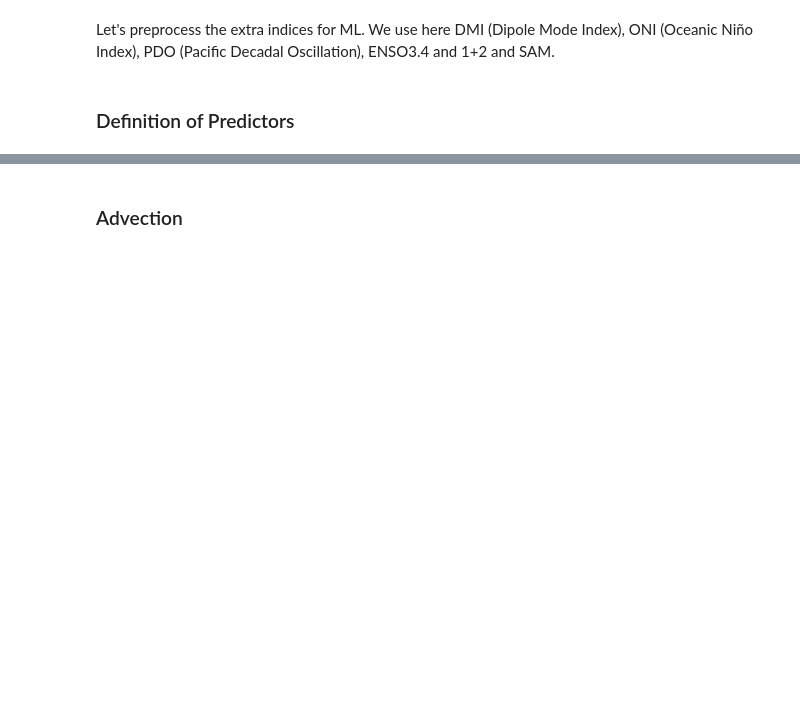
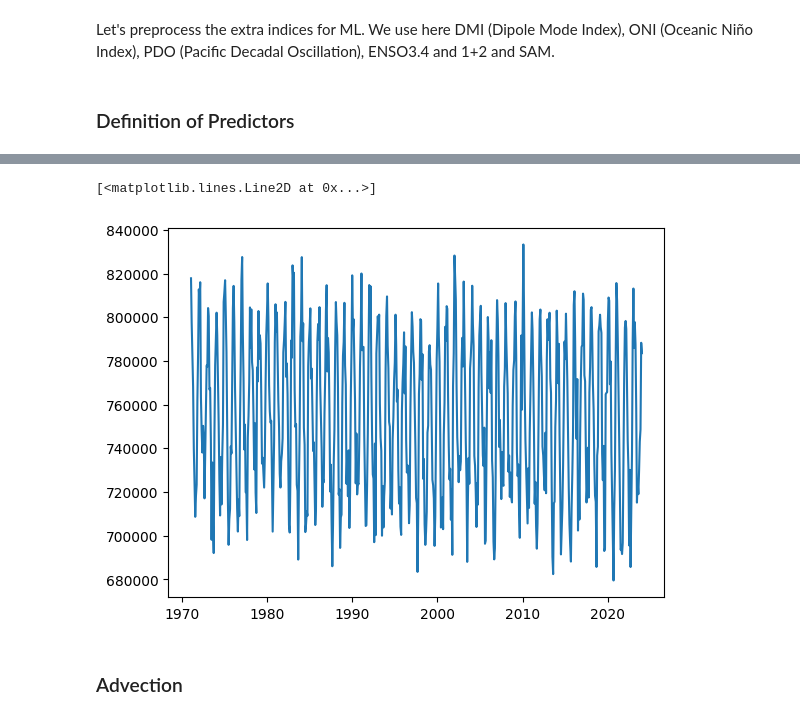
Before and after one commit to martinpavez/data, a Jupyter notebook: hw_extra/notebooks_features/climate_feat_test.ipynb, the cells around one changed output, grey strips where cells are left out. Cells and saved outputs as stored; diff of their text form; code cells hidden in the pictures; blank space fills up the shorter version.

```diff
--- a/hw_extra/notebooks_features/climate_feat_test.ipynb
+++ b/hw_extra/notebooks_features/climate_feat_test.ipynb
@@ -107,3 +126,10 @@ ref_period = [1980,2010]
+# %%
+vec = data_single.isel(longitude=0, latitude=0).ttr
+vec[:84] = vec[:84]/24
+plt.plot(data_single.time, vec)
+# %% [output]
+[<matplotlib.lines.Line2D at 0x...>]
+[figure, added]
 # %% [markdown]
 ### Advection
 # %%
```
Also changed, not shown: parts of 1 cell of this notebook, 16 other files.
